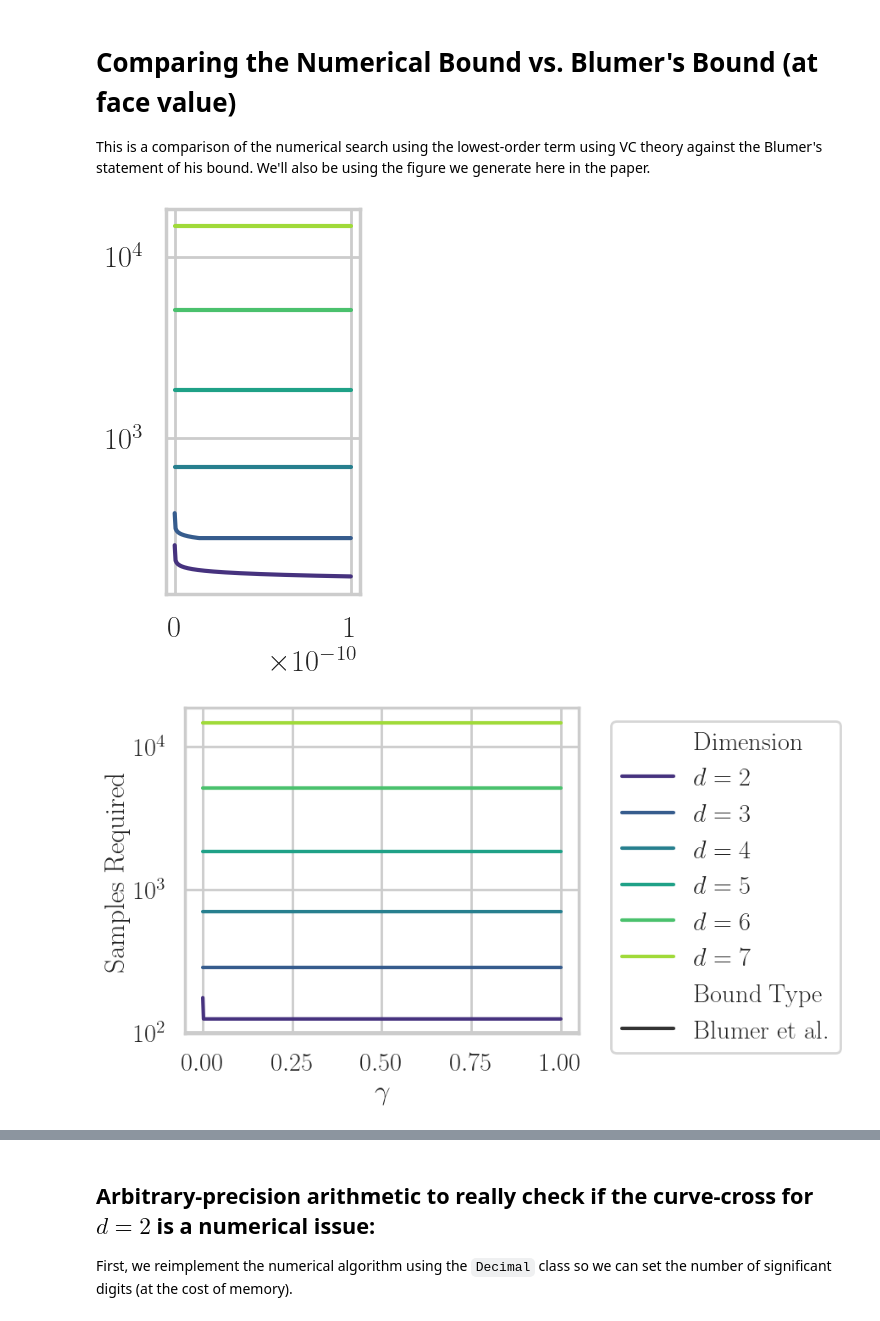
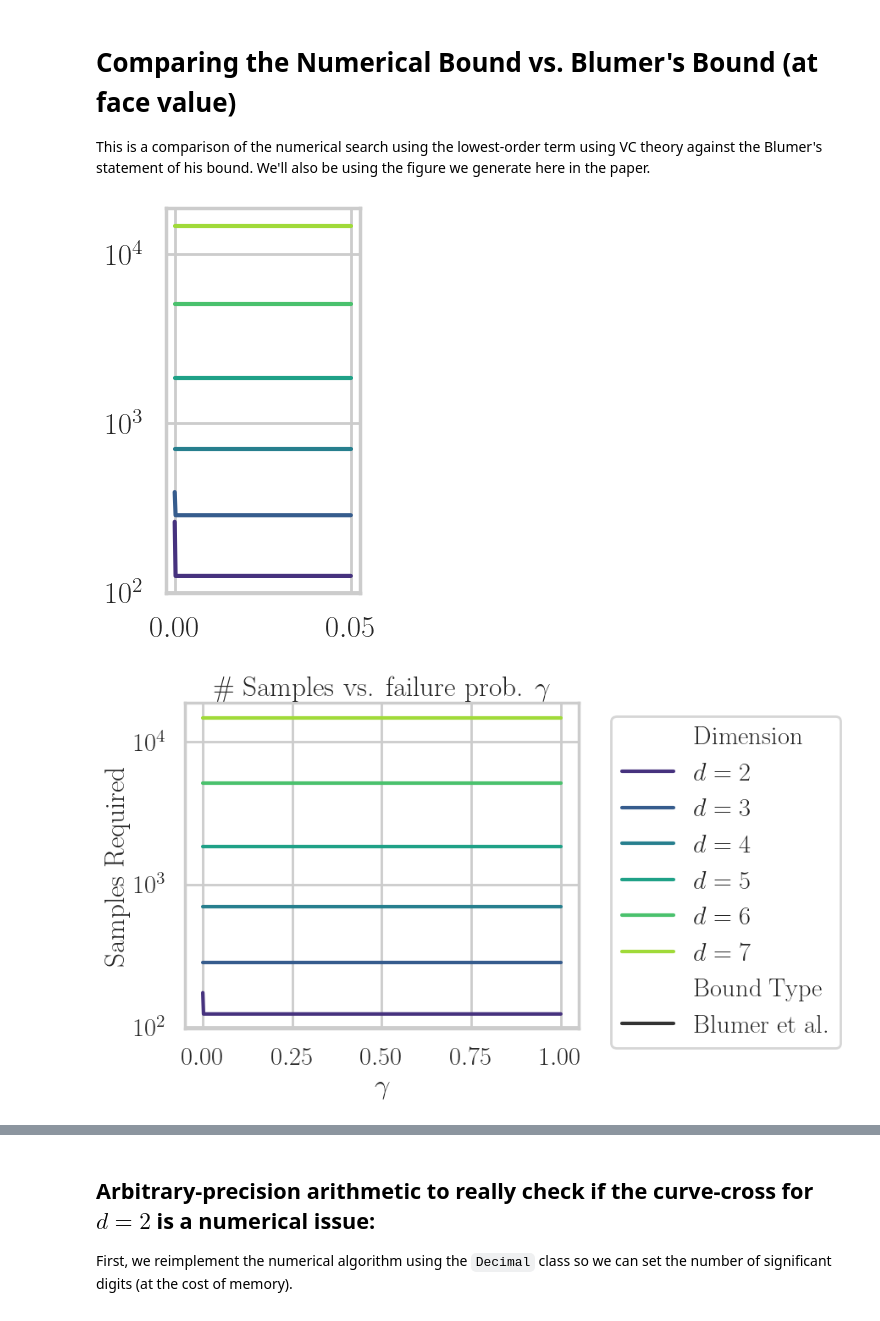
Before and after one commit to robustrobotics/nonasymptotic-mp, a Jupyter notebook: notebooks/numerical_bound_comparisons.ipynb, the cells around one changed output, grey strips where cells are left out. Saved outputs shown, nothing was run; the diff lists cells and outputs as text; code cells hidden in the pictures.

```diff
--- a/notebooks/numerical_bound_comparisons.ipynb
+++ b/notebooks/numerical_bound_comparisons.ipynb
@@ -71,7 +71,7 @@ plt.show()
 
 This is a comparison of the numerical search using the lowest-order term using VC theory against the Blumer's statement of his bound. We'll also be using the figure we generate here in the paper.
 # %%
-# figs_for_talk = True
+figs_for_talk = True
 
 # this is blumer's bound verbatum
 def blumer_bound(eps, gamma, vc_dim):
@@ -112,7 +112,7 @@ def compare_bounds(_ps):
 
 dims = [2, 3, 4, 5, 6, 7]
 rad = 0.5
-probs_small = np.linspace(1e-10, 1e-15, num=200)
+probs_small = np.linspace(0.05, 1e-15, num=200)
 probs_large = np.linspace(1e-10, 1.0, num=500)
 
 if figs_for_talk:
@@ -132,6 +132,7 @@ if figs_for_talk:
     ax.set_yscale('log')
     ax.set_xlabel('$\gamma$')
     ax.set_ylabel('Samples Required')
+    ax.set_title('\# Samples vs. failure prob. $\gamma$')
     sns.move_legend(ax, "upper left", bbox_to_anchor=(1.05, 1))
 
     plt.show()
@@ -140,33 +141,35 @@ if figs_for_talk:
     sns.set_theme(style='whitegrid',context='poster', font="Georgia", rc={'figure.figsize':(2.5, 5)})
     ax = sns.lineplot(data=zoomed_results_df, x='probs', y='n_samples', hue='Dimension', style='Bound Type', palette='viridis', legend=False)
     ax.set_yscale('log')
     ax.set_xlabel('')#'$\gamma$')
     ax.set_ylabel('')#'Samples Required')
+    plt.savefig('blumer_numer_presentation_zoomed.pdf', format='pdf', bbox_inches='tight')
 
     plt.show()
 
     sns.set_theme(style='whitegrid', context='poster', font="Georgia", rc={'figure.figsize':(6, 5)})
     ax = sns.lineplot(data=entire_scale_results_df, x='probs', y='n_samples', hue='Dimension', style='Bound Type', palette='viridis', legend=True)
     ax.set_yscale('log')
     ax.set_xlabel('$\gamma$')
     ax.set_ylabel('Samples Required')
+    ax.set_title('\# Samples vs. failure prob. $\gamma$')
     sns.move_legend(ax, "upper left", bbox_to_anchor=(1.05, 1))
-
+    plt.savefig('blumer_numer_presentation.pdf', format='pdf', bbox_inches='tight')
     plt.show()
 
 else:
     results_df = pd.DataFrame(compare_bounds(probs_small))
     sns.set_theme(style='whitegrid', context='poster', font="Georgia")
     ax = sns.lineplot(data=results_df, x='probs', y='n_samples', hue='Dimension', style='Bound Type', palette='viridis')
     ax.set_yscale('log')
     ax.set_xlabel('$\gamma$')
     ax.set_ylabel('Samples Required')
     sns.move_legend(ax, "upper left", bbox_to_anchor=(1.05, 1))
     ax.set_title('Blumer et al. vs. Numerical Bound')
     ax.ticklabel_format(axis='x', scilimits=(0, 0))
 
     plt.savefig('blumer_numer.pdf', format='pdf', bbox_inches='tight')
     plt.show()
 # %% [output]
-[figure, old version]
+[figure, new version]
-[figure, old version]
+[figure, new version]
```
Also changed, not shown: parts of 1 cell of this notebook, 1 other file.
